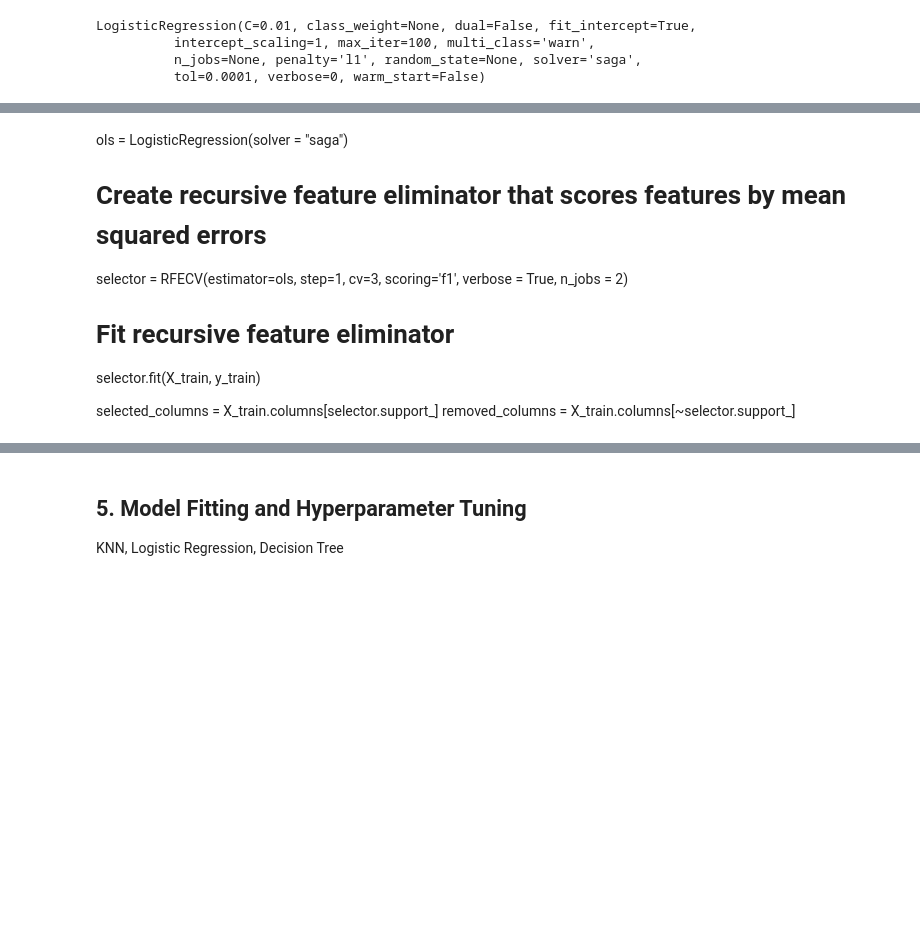
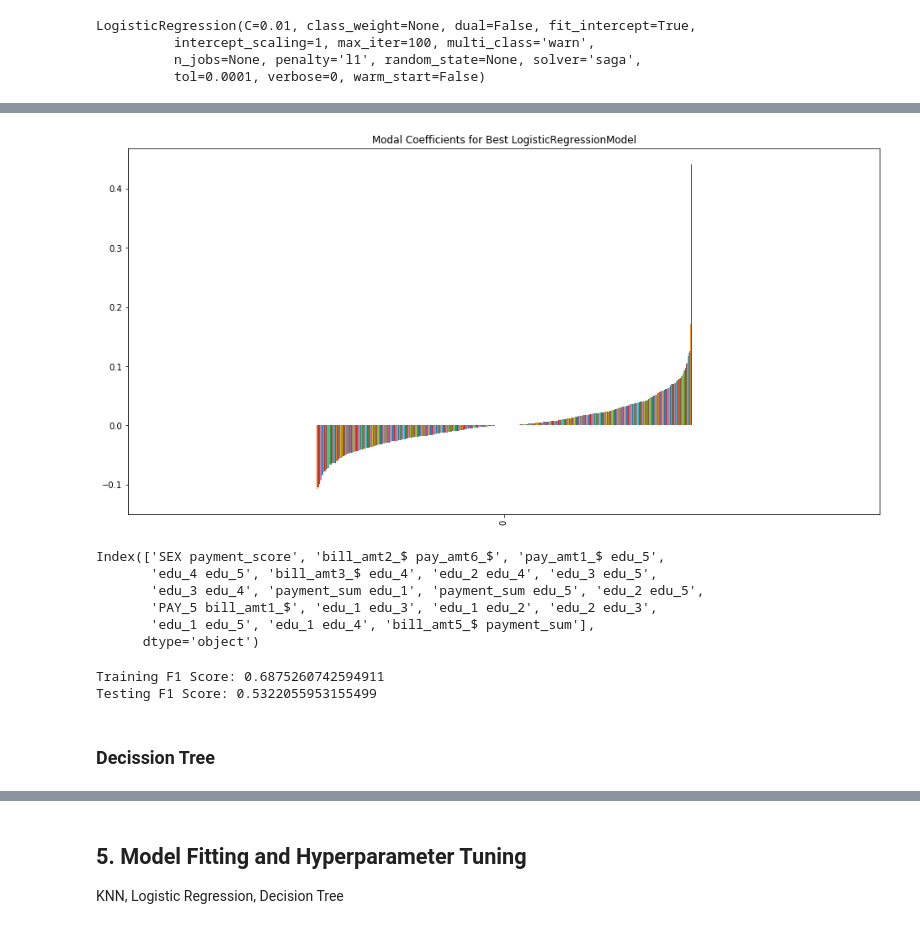
Before and after one commit to Pietrassyk/P_4_2_Risk_Classification, a Jupyter notebook: classification-assessment-mini-project.ipynb, the cells around one changed output, grey strips where cells are left out. Cells and saved outputs as stored; diff of their text form; code cells hidden in the pictures; blank space fills up the shorter version.

Commit message:
Add TreeModel

```diff
--- a/classification-assessment-mini-project.ipynb
+++ b/classification-assessment-mini-project.ipynb
@@ -410,4 +410,13 @@ def upsample_SMOTE(X_train, y_train):
     y_train_temp_df = pd.DataFrame(y_train_temp, columns = ["default"])
     ret = pd.concat([X_train_temp_df,y_train_temp_df], axis = 1)
     return ret
+# %%
+def plot_coefs(model, X_train ,name= "LinearModel", figsize = (16,8) , legend = False, return_df = False):
+    lm = model
+    coef = pd.DataFrame(data=lm.coef_[0]).T
+    coef.columns = X_train.columns
+    model_coef = coef.T.sort_values(by=0).T
+    model_coef.plot(kind='bar', title=f'Modal Coefficients for {name}', legend=legend, figsize=figsize)
+    if return_df:
+        return model_coef
 # %%
@@ -577 +588,31 @@ from tqdm import tqdm_notebook as tqdm
+# %%
+best_logReg_model = grid_logres_clf.best_estimator_
+# %%
+best_logReg_df = plot_coefs(best_logReg_model, X_train, name = "Best LogisticRegressionModel", return_df = True).T
+# %% [output]
+[figure, added]
+# %%
+best_logReg_df[best_logReg_df[0] == 0].index
+# %% [output]
+Index(['SEX payment_score', 'bill_amt2_$ pay_amt6_$', 'pay_amt1_$ edu_5',
+       'edu_4 edu_5', 'bill_amt3_$ edu_4', 'edu_2 edu_4', 'edu_3 edu_5',
+       'edu_3 edu_4', 'payment_sum edu_1', 'payment_sum edu_5', 'edu_2 edu_5',
+       'PAY_5 bill_amt1_$', 'edu_1 edu_3', 'edu_1 edu_2', 'edu_2 edu_3',
+       'edu_1 edu_5', 'edu_1 edu_4', 'bill_amt5_$ payment_sum'],
+      dtype='object')
+# %%
+#predict the training set
+y_pred_train = best_logReg_model.predict(X_train)
+
+#Predict the response for test dataset
+y_pred_test = best_logReg_model.predict(X_test)
+
+# Model Accuracy, how often is the classifier correct?
+print("Training F1 Score:",metrics.f1_score(y_train, y_pred_train))
+print("Testing F1 Score:",metrics.f1_score(y_test, y_pred_test))
+# %% [output]
+Training F1 Score: 0.6875260742594911
+Testing F1 Score: 0.5322055953155499
+# %% [markdown]
+### Decission Tree
 # %%
@@ -579,10 +619,0 @@ from sklearn.feature_selection import RFECV
-# %% [markdown]
-ols = LogisticRegression(solver = "saga")
-# Create recursive feature eliminator that scores features by mean squared errors
-selector = RFECV(estimator=ols, step=1, cv=3, scoring='f1', verbose = True, n_jobs = 2)
-
-# Fit recursive feature eliminator
-selector.fit(X_train, y_train)
-
-selected_columns = X_train.columns[selector.support_]
-removed_columns = X_train.columns[~selector.support_]
```
Also changed, not shown: parts of 28 cells of this notebook.
